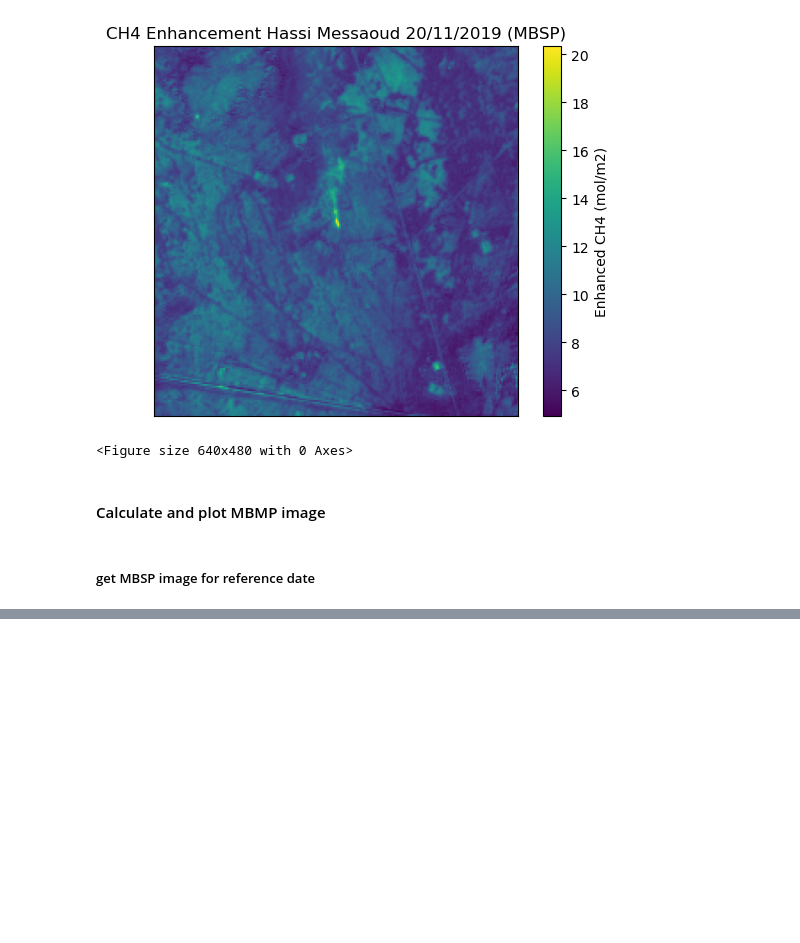
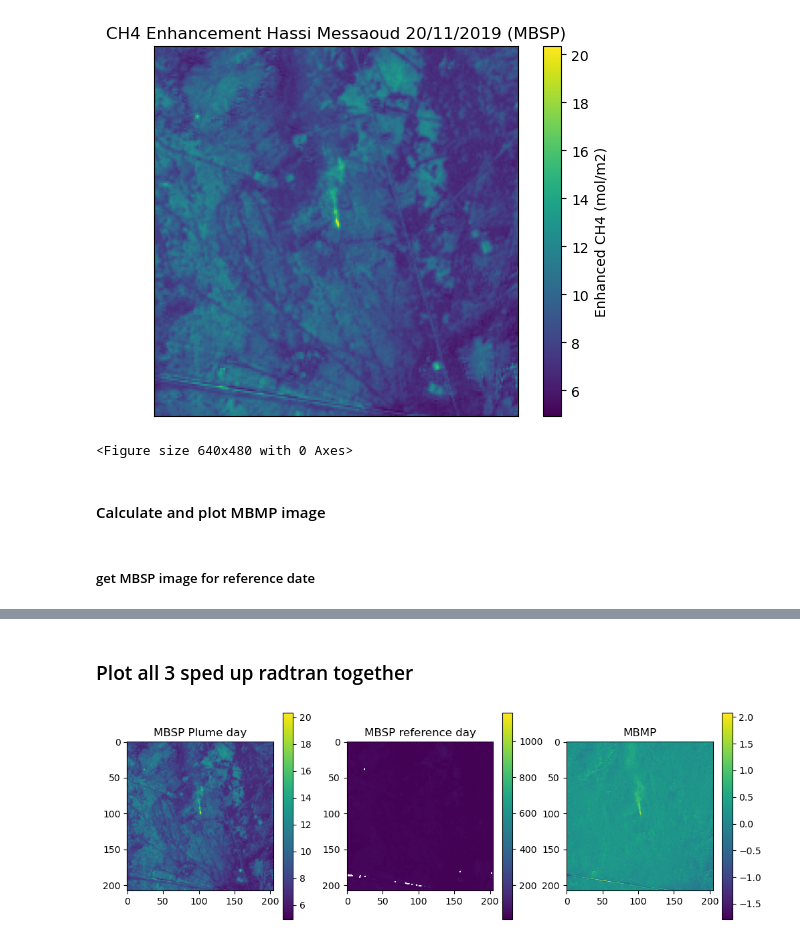
Before and after one commit to KRgeo/methane-retrievals, a Jupyter notebook: Radtran_speedup.ipynb, the cells around one changed output, grey strips where cells are left out. Drawn from its saved outputs; the diff is of its cells as text; code cells hidden in the pictures; blank space fills up the shorter version.

```diff
--- a/Radtran_speedup.ipynb
+++ b/Radtran_speedup.ipynb
@@ -1009,0 +1018,27 @@ plt.savefig('varon_plume_test.png')
+# %% [markdown]
+### Plot all 3 sped up radtran together
+# %%
+import matplotlib.pyplot as plt
+
+# Create a figure with 3 subplots
+fig, ax = plt.subplots(1, 3, figsize=(12, 4))
+
+ax[0].imshow(ch4_enh, cmap='viridis')
+ax[0].set_title('MBSP Plume day')
+
+# Adding colorbar to ax[0]
+cbar = fig.colorbar(ax[0].images[0], ax=ax[0])
+cbar.set_label('')
+
+# MBSP REFERENCE DAY
+ax[1].imshow(ch4_enh_REF, cmap='viridis')
+ax[1].set_title('MBSP reference day')
+cbar = fig.colorbar(ax[1].images[0], ax=ax[1])
+
+
+# MBMP
+ax[2].imshow(MBMP_enh, cmap='viridis')
+ax[2].set_title('MBMP')
+cbar = fig.colorbar(ax[2].images[0], ax=ax[2])
+# %% [output]
+[figure, added]
```
Also changed, not shown: parts of 56 cells of this notebook.
